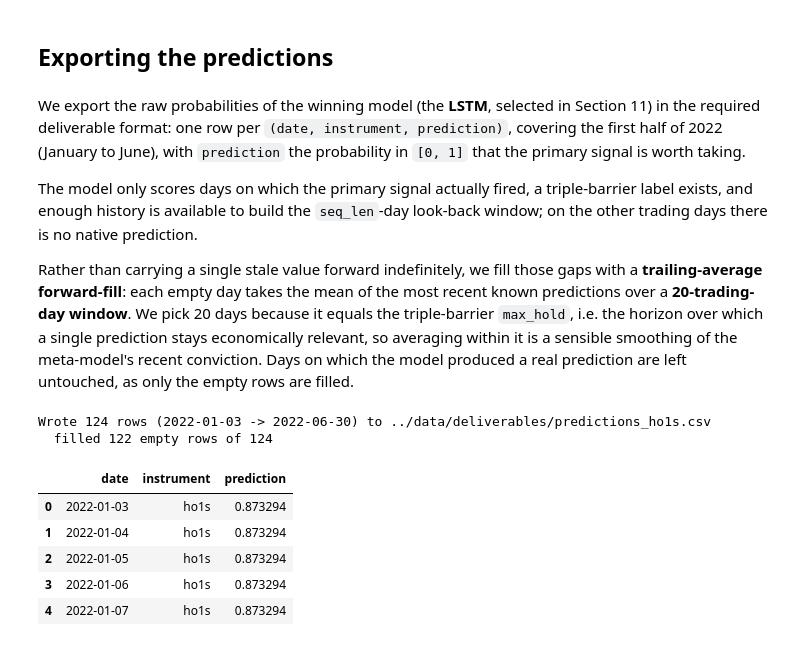
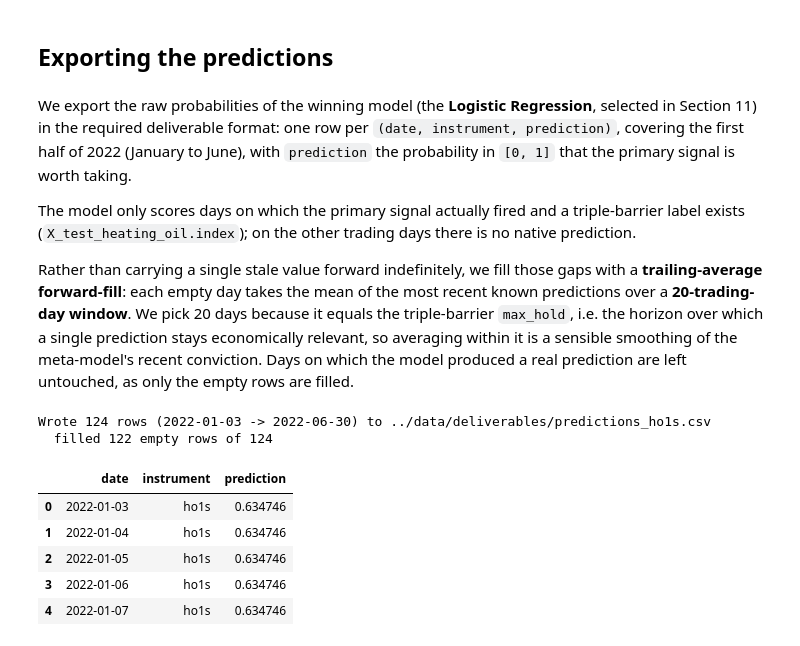
Before and after one commit to Jack-Close/energy-signal-metamodel, a Jupyter notebook: notebooks/2b_heating_oil_model_training.ipynb, the cells around one changed output. Saved outputs shown, nothing was run; the diff lists cells and outputs as text; code cells hidden in the pictures.

```diff
--- a/notebooks/2b_heating_oil_model_training.ipynb
+++ b/notebooks/2b_heating_oil_model_training.ipynb
@@ -1864,61 +1861,59 @@ In conclusion, the heating oil meta-model leans gently on the prevailing market
 # %% [markdown]
 ## Exporting the predictions
 # %% [markdown]
-We export the raw probabilities of the winning model (the **LSTM**, selected in Section 11) in the required deliverable format: one row per `(date, instrument, prediction)`, covering the first half of 2022 (January to June), with `prediction` the probability in `[0, 1]` that the primary signal is worth taking.
+We export the raw probabilities of the winning model (the **Logistic Regression**, selected in Section 11) in the required deliverable format: one row per `(date, instrument, prediction)`, covering the first half of 2022 (January to June), with `prediction` the probability in `[0, 1]` that the primary signal is worth taking.
 
-The model only scores days on which the primary signal actually fired, a triple-barrier label exists, and enough history is available to build the `seq_len`-day look-back window; on the other trading days there is no native prediction.
+The model only scores days on which the primary signal actually fired and a triple-barrier label exists (`X_test_heating_oil.index`); on the other trading days there is no native prediction.
 
 Rather than carrying a single stale value forward indefinitely, we fill those gaps with a **trailing-average forward-fill**: each empty day takes the mean of the most recent known predictions over a **20-trading-day window**. We pick 20 days because it equals the triple-barrier `max_hold`, i.e. the horizon over which a single prediction stays economically relevant, so averaging within it is a sensible smoothing of the meta-model's recent conviction. Days on which the model produced a real prediction are left untouched, as only the empty rows are filled.
 # %%
-# Deliverable: raw predictions of the winning model (LSTM) as
+# Deliverable: raw predictions of the winning model (Logistic Regression) as
 # date,instrument,prediction (see original_coursework.md). Covers H1 2022 (January to June).
 INSTRUMENT     = 'ho1s'
 EXPORT_START   = '2022-01-01'
 EXPORT_END     = '2022-06-30'
 FILL_WINDOW    = 20  # trading days, = triple-barrier max_hold (the prediction's relevance horizon)
 
-# 1. Winning model = LSTM. It scores the last seq_len scaled days before each entry, so we
-#    rebuild the test sequences keeping their entry dates, then predict.
-seq_len = int(best_lstm_params['seq_len'])
-X_seq_exp, _, seq_dates = build_sequences(full_X_sc, y_test, seq_len)
-lstm_pred = pd.Series(
-    final_lstm.predict(X_seq_exp, verbose=0).flatten(),
-    index=pd.DatetimeIndex(seq_dates),
+# 1. Winning model = Logistic Regression. The pipeline scales internally, so it predicts on the
+#    unscaled cluster-factor matrix X_test_heating_oil, whose index is the days the signal fired.
+lr_pred = pd.Series(
+    best_lr.predict_proba(X_test_heating_oil)[:, 1],
+    index=X_test_heating_oil.index,
     name='prediction',
-).sort_index()
+)
 
 # 2. Full trading calendar for the deliverable window, taken from the heating oil price index.
 calendar = ho_close.loc[EXPORT_START:EXPORT_END].index
-pred = lstm_pred.reindex(calendar)
+pred = lr_pred.reindex(calendar)
 
-# 3. Fill empty rows (no signal / no look-back window that day) with a trailing average over the
-#    last FILL_WINDOW known predictions, forward-filled into the gaps. Real predictions untouched.
-known         = lstm_pred.dropna()
+# 3. Fill empty rows (no signal that day) with a trailing average over the last FILL_WINDOW
+#    known predictions, forward-filled into the gaps. Real predictions are left untouched.
+known         = lr_pred.dropna()
 trailing_avg  = known.rolling(FILL_WINDOW, min_periods=1).mean()
 trailing_full = trailing_avg.reindex(calendar).ffill()
 pred = pred.fillna(trailing_full).fillna(known.mean()).clip(0, 1)
 
 # 4. Assemble in the required (date, instrument, prediction) layout and write to disk.
 export = (
     pred.rename('prediction').to_frame()
         .assign(instrument=INSTRUMENT)
         .reset_index()
         .rename(columns={'index': 'date', pred.index.name or 'index': 'date'})
 )
 export['date'] = pd.to_datetime(export['date']).dt.strftime('%Y-%m-%d')
 export = export[['date', 'instrument', 'prediction']]
 
 out_path = '../data/deliverables/predictions_ho1s.csv'
 export.to_csv(out_path, index=False)
 print(f'Wrote {len(export)} rows ({export["date"].min()} -> {export["date"].max()}) to {out_path}')
-print(f'  filled {pred.size - lstm_pred.reindex(calendar).notna().sum()} empty rows of {pred.size}')
+print(f'  filled {pred.size - lr_pred.reindex(calendar).notna().sum()} empty rows of {pred.size}')
 export.head()
 # %% [output]
 Wrote 124 rows (2022-01-03 -> 2022-06-30) to ../data/deliverables/predictions_ho1s.csv
   filled 122 empty rows of 124
 |  | date | instrument | prediction |
-| 0 | 2022-01-03 | ho1s | 0.873294 |
-| 1 | 2022-01-04 | ho1s | 0.873294 |
-| 2 | 2022-01-05 | ho1s | 0.873294 |
-| 3 | 2022-01-06 | ho1s | 0.873294 |
-| 4 | 2022-01-07 | ho1s | 0.873294 |
+| 0 | 2022-01-03 | ho1s | 0.634746 |
+| 1 | 2022-01-04 | ho1s | 0.634746 |
+| 2 | 2022-01-05 | ho1s | 0.634746 |
+| 3 | 2022-01-06 | ho1s | 0.634746 |
+| 4 | 2022-01-07 | ho1s | 0.634746 |
```
Also changed, not shown: parts of 23 cells of this notebook, 7 other files.
